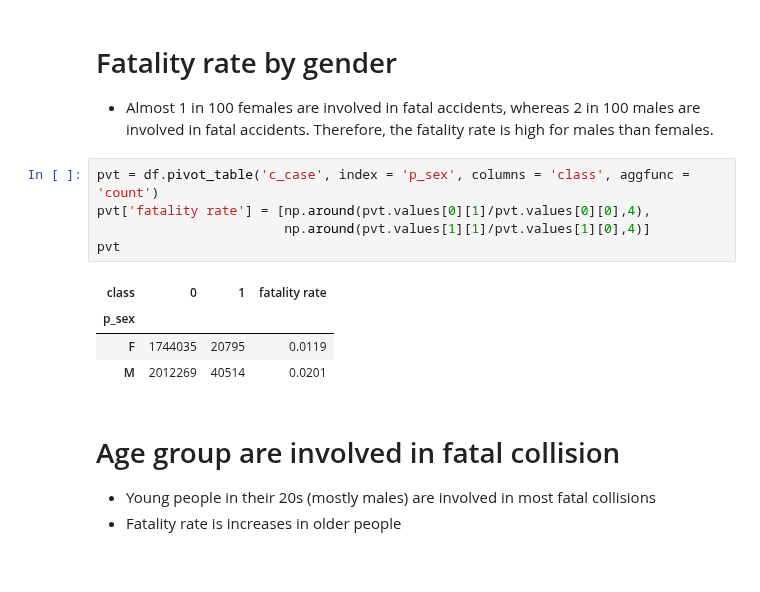
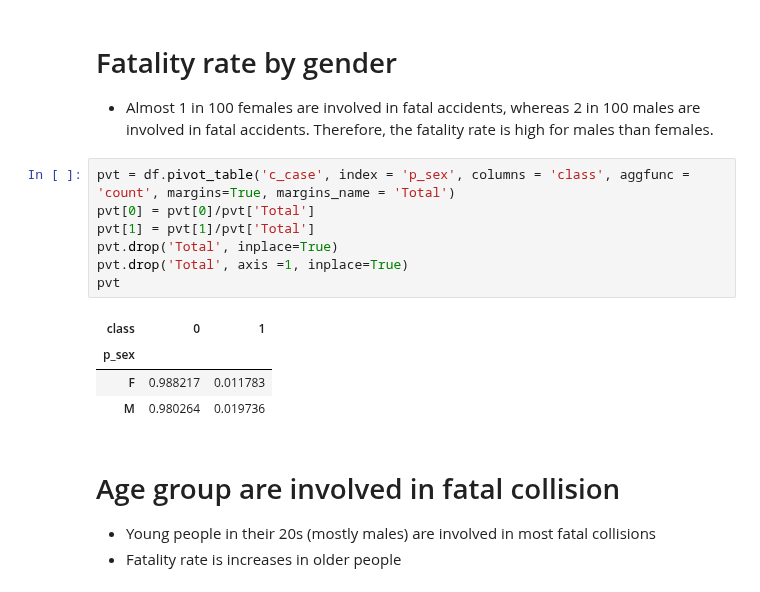
Before and after one commit to Owerre/imbalanced-learning, a Jupyter notebook: canada-collision/notebooks/03-eda.ipynb, the cells around one changed output. Cells and saved outputs as stored; diff of their text form.

```diff
--- a/canada-collision/notebooks/03-eda.ipynb
+++ b/canada-collision/notebooks/03-eda.ipynb
@@ -149,15 +149,17 @@ plt.show()
 #   Fatality rate by gender
 - Almost 1 in 100 females are involved in fatal accidents, whereas 2 in 100 males are involved in fatal accidents. Therefore, the fatality rate is high for males than females.
 # %%
-pvt = df.pivot_table('c_case', index = 'p_sex', columns = 'class', aggfunc = 'count')
-pvt['fatality rate'] = [np.around(pvt.values[0][1]/pvt.values[0][0],4),
-                        np.around(pvt.values[1][1]/pvt.values[1][0],4)]
+pvt = df.pivot_table('c_case', index = 'p_sex', columns = 'class', aggfunc = 'count', margins=True, margins_name = 'Total')
+pvt[0] = pvt[0]/pvt['Total']
+pvt[1] = pvt[1]/pvt['Total']
+pvt.drop('Total', inplace=True)
+pvt.drop('Total', axis =1, inplace=True)
 pvt
 # %% [output]
-| class | 0 | 1 | fatality rate |
-| p_sex |  |  |  |
-| F | 1744035 | 20795 | 0.0119 |
-| M | 2012269 | 40514 | 0.0201 |
+| class | 0 | 1 |
+| p_sex |  |  |
+| F | 0.988217 | 0.011783 |
+| M | 0.980264 | 0.019736 |
 # %% [markdown]
 #  Age group are involved in fatal collision
 
```
Also changed, not shown: 1 other file.
